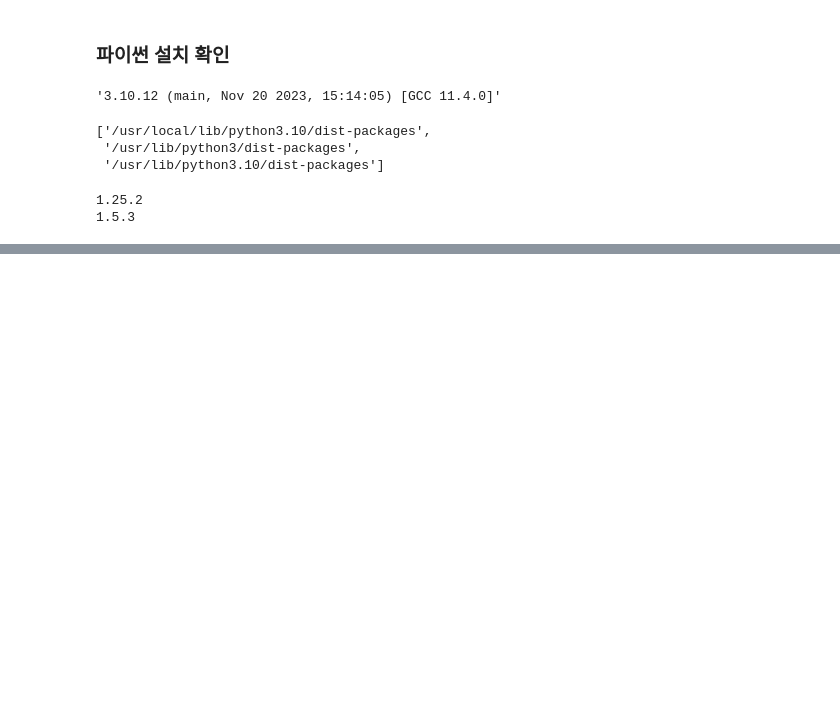
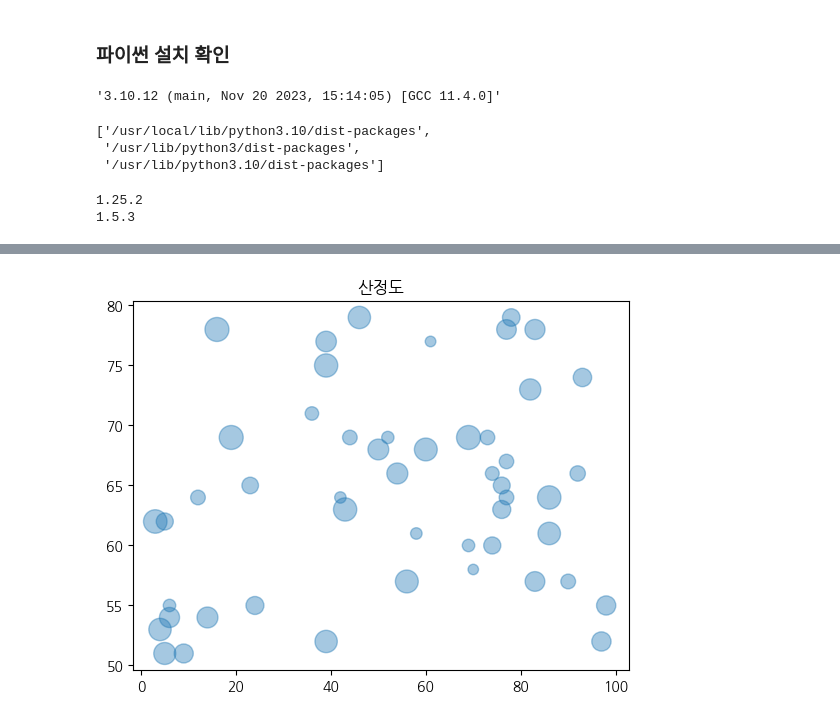
Before and after one commit to ompang222/2024-1-my-BDA, a Jupyter notebook: inclass/01w_0312_tue_bigdata_basic.ipynb, the cells around one changed output, grey strips where cells are left out. Saved outputs shown, nothing was run; the diff lists cells and outputs as text; code cells hidden in the pictures; blank space fills up the shorter version.

```diff
--- a/inclass/01w_0312_tue_bigdata_basic.ipynb
+++ b/inclass/01w_0312_tue_bigdata_basic.ipynb
@@ -29,0 +75,9 @@ print(pd.__version__)
+# %%
+x = np.random.randint(1, 100, 50)
+y = np.random.randint(50, 80, 50)
+s = np.random.randint(50, 300, 50)
+
+plt.scatter(x, y, s=s, alpha=.4)
+plt.title('산정도');
+# %% [output]
+[figure, added]
```
Also changed, not shown: parts of 7 cells of this notebook.
